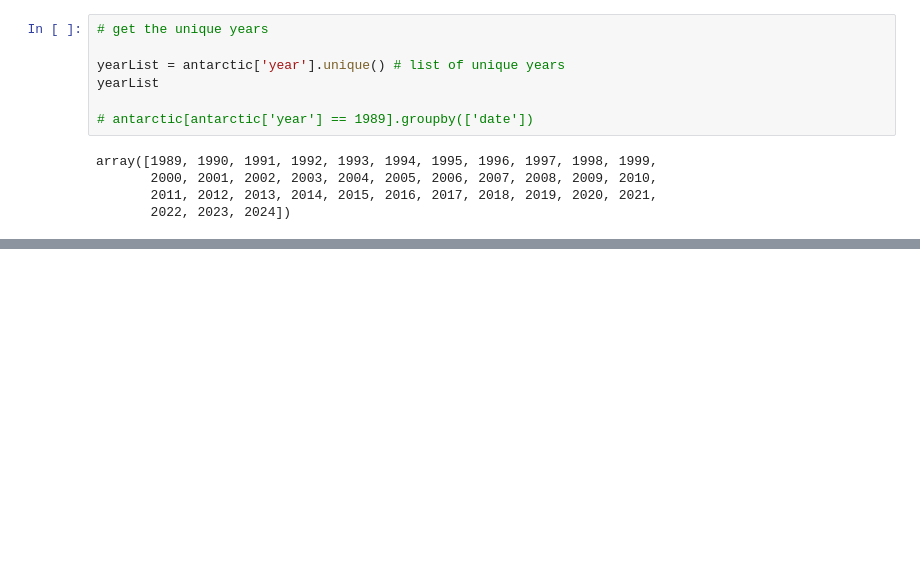
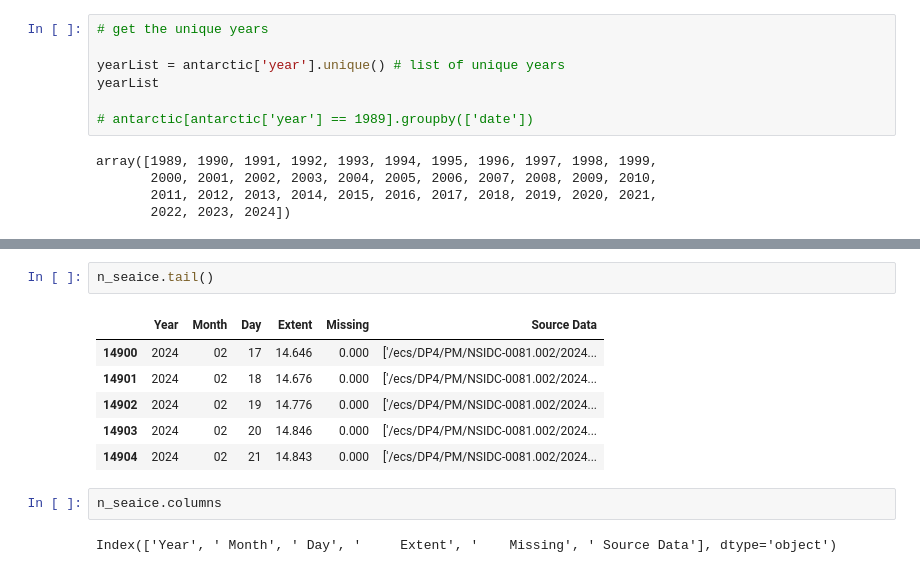
Before and after one commit to dilancroos/ice_extent, a Jupyter notebook: sea_ice.ipynb, the cells around one changed output, grey strips where cells are left out. Cells and saved outputs as stored; diff of their text form; blank space fills up the shorter version.

```diff
--- a/sea_ice.ipynb
+++ b/sea_ice.ipynb
@@ -201,0 +213,13 @@ array([1989, 1990, 1991, 1992, 1993, 1994, 1995, 1996, 1997, 1998, 1999,
+# %%
+n_seaice.tail()
+# %% [output]
+|  | Year | Month | Day | Extent | Missing | Source Data |
+| 14900 | 2024 | 02 | 17 | 14.646 | 0.000 | ['/ecs/DP4/PM/NSIDC-0081.002/2024... |
+| 14901 | 2024 | 02 | 18 | 14.676 | 0.000 | ['/ecs/DP4/PM/NSIDC-0081.002/2024... |
+| 14902 | 2024 | 02 | 19 | 14.776 | 0.000 | ['/ecs/DP4/PM/NSIDC-0081.002/2024... |
+| 14903 | 2024 | 02 | 20 | 14.846 | 0.000 | ['/ecs/DP4/PM/NSIDC-0081.002/2024... |
+| 14904 | 2024 | 02 | 21 | 14.843 | 0.000 | ['/ecs/DP4/PM/NSIDC-0081.002/2024... |
+# %%
+n_seaice.columns
+# %% [output]
+Index(['Year', ' Month', ' Day', '     Extent', '    Missing', ' Source Data'], dtype='object')
```
Also changed, not shown: parts of 7 cells of this notebook, 4 other files.
